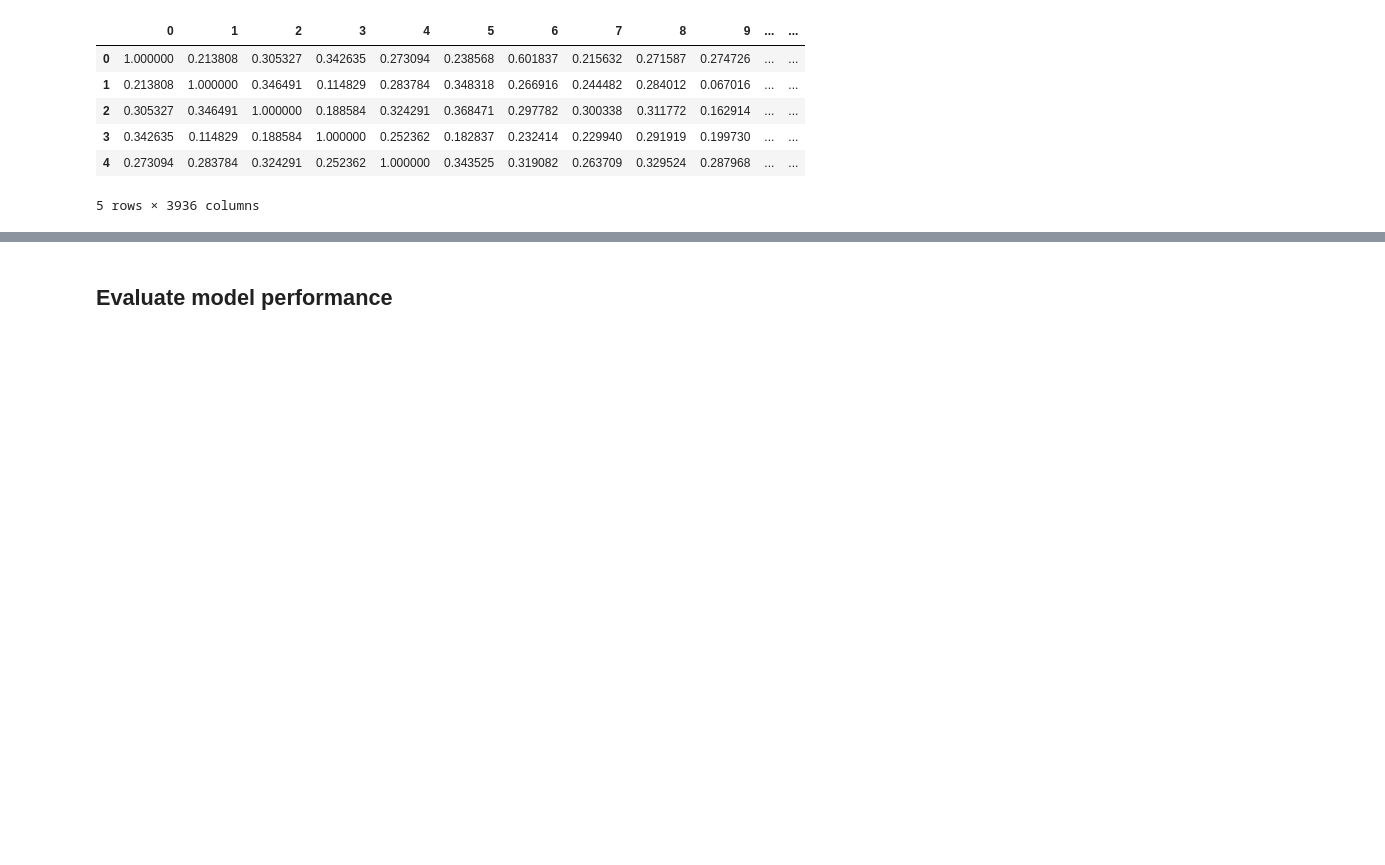
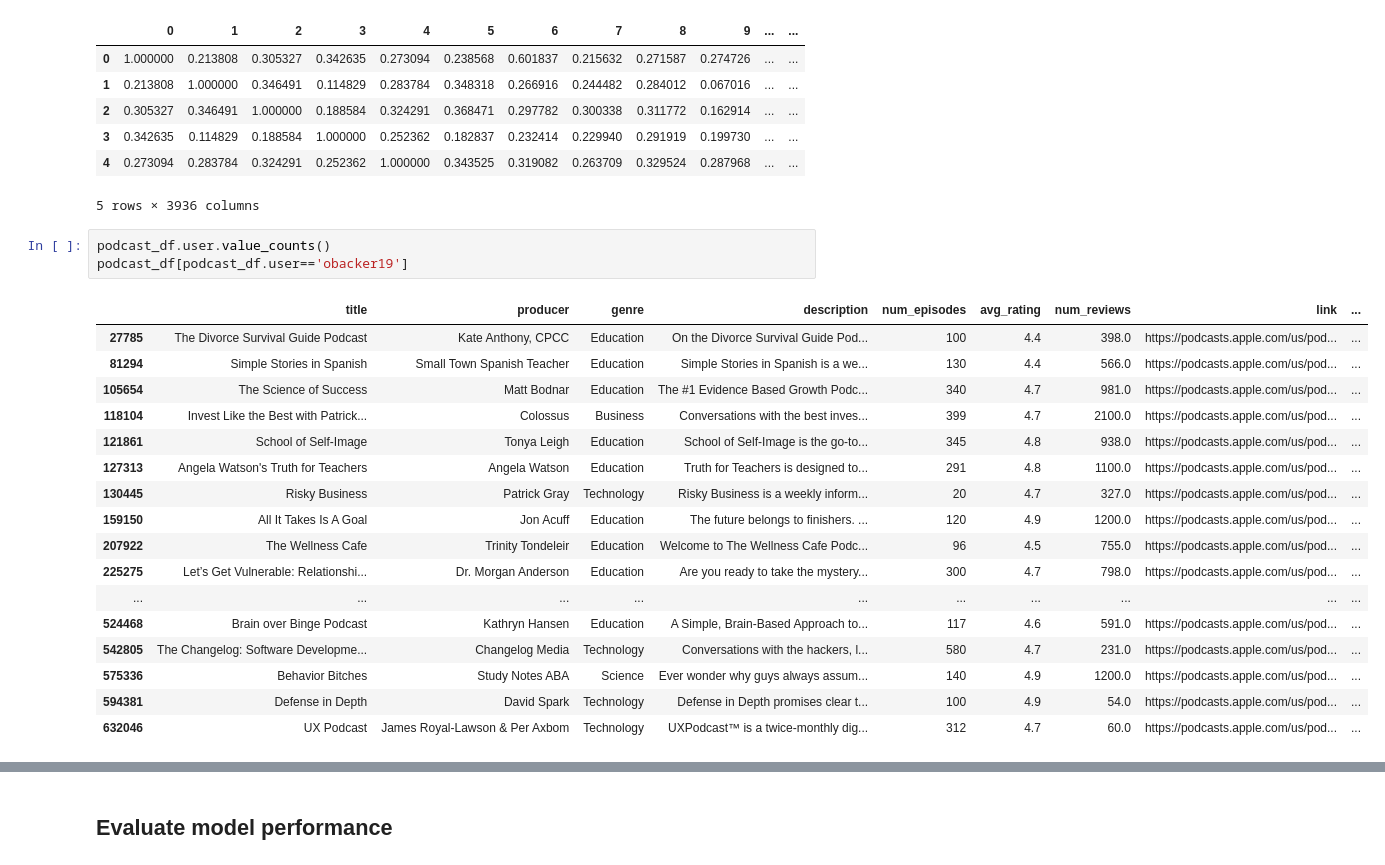
Before and after one commit to mille055/Rec_Project, a Jupyter notebook: notebooks/Get_text_embeddings.ipynb, the cells around one changed output, grey strips where cells are left out. Drawn from its saved outputs; the diff is of its cells as text; blank space fills up the shorter version.

```diff
--- a/notebooks/Get_text_embeddings.ipynb
+++ b/notebooks/Get_text_embeddings.ipynb
@@ -232,3 +232,24 @@ sim_matrix.head()
 | 3 | 0.342635 | 0.114829 | 0.188584 | 1.000000 | 0.252362 | 0.182837 | 0.232414 | 0.229940 | 0.291919 | 0.199730 | ... | ... |
 | 4 | 0.273094 | 0.283784 | 0.324291 | 0.252362 | 1.000000 | 0.343525 | 0.319082 | 0.263709 | 0.329524 | 0.287968 | ... | ... |
 5 rows × 3936 columns
+# %%
+podcast_df.user.value_counts()
+podcast_df[podcast_df.user=='obacker19']
+# %% [output]
+|  | title | producer | genre | description | num_episodes | avg_rating | num_reviews | link | ... |
+| 27785 | The Divorce Survival Guide Podcast | Kate Anthony, CPCC | Education | On the Divorce Survival Guide Pod... | 100 | 4.4 | 398.0 | https://podcasts.apple.com/us/pod... | ... |
+| 81294 | Simple Stories in Spanish | Small Town Spanish Teacher | Education | Simple Stories in Spanish is a we... | 130 | 4.4 | 566.0 | https://podcasts.apple.com/us/pod... | ... |
+| 105654 | The Science of Success | Matt Bodnar | Education | The #1 Evidence Based Growth Podc... | 340 | 4.7 | 981.0 | https://podcasts.apple.com/us/pod... | ... |
+| 118104 | Invest Like the Best with Patrick... | Colossus | Business | Conversations with the best inves... | 399 | 4.7 | 2100.0 | https://podcasts.apple.com/us/pod... | ... |
+| 121861 | School of Self-Image | Tonya Leigh | Education | School of Self-Image is the go-to... | 345 | 4.8 | 938.0 | https://podcasts.apple.com/us/pod... | ... |
+| 127313 | Angela Watson's Truth for Teachers | Angela Watson | Education | Truth for Teachers is designed to... | 291 | 4.8 | 1100.0 | https://podcasts.apple.com/us/pod... | ... |
+| 130445 | Risky Business | Patrick Gray | Technology | Risky Business is a weekly inform... | 20 | 4.7 | 327.0 | https://podcasts.apple.com/us/pod... | ... |
+| 159150 | All It Takes Is A Goal | Jon Acuff | Education | The future belongs to finishers. ... | 120 | 4.9 | 1200.0 | https://podcasts.apple.com/us/pod... | ... |
+| 207922 | The Wellness Cafe | Trinity Tondeleir | Education | Welcome to The Wellness Cafe Podc... | 96 | 4.5 | 755.0 | https://podcasts.apple.com/us/pod... | ... |
+| 225275 | Let’s Get Vulnerable: Relationshi... | Dr. Morgan Anderson | Education | Are you ready to take the mystery... | 300 | 4.7 | 798.0 | https://podcasts.apple.com/us/pod... | ... |
+| ... | ... | ... | ... | ... | ... | ... | ... | ... | ... |
+| 524468 | Brain over Binge Podcast | Kathryn Hansen | Education | A Simple, Brain-Based Approach to... | 117 | 4.6 | 591.0 | https://podcasts.apple.com/us/pod... | ... |
+| 542805 | The Changelog: Software Developme... | Changelog Media | Technology | Conversations with the hackers, l... | 580 | 4.7 | 231.0 | https://podcasts.apple.com/us/pod... | ... |
+| 575336 | Behavior Bitches | Study Notes ABA | Science | Ever wonder why guys always assum... | 140 | 4.9 | 1200.0 | https://podcasts.apple.com/us/pod... | ... |
+| 594381 | Defense in Depth | David Spark | Technology | Defense in Depth promises clear t... | 100 | 4.9 | 54.0 | https://podcasts.apple.com/us/pod... | ... |
+| 632046 | UX Podcast | James Royal-Lawson & Per Axbom | Technology | UXPodcast™ is a twice-monthly dig... | 312 | 4.7 | 60.0 | https://podcasts.apple.com/us/pod... | ... |
```
Also changed, not shown: parts of 7 cells of this notebook.
